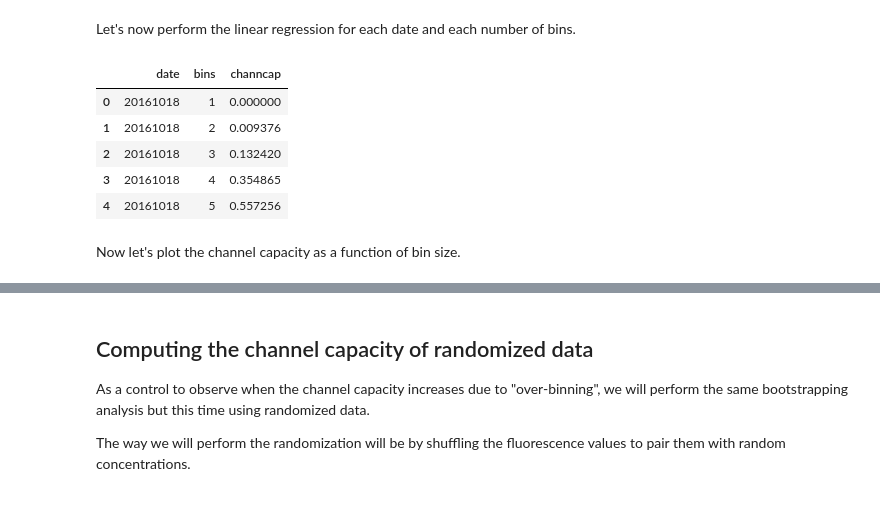
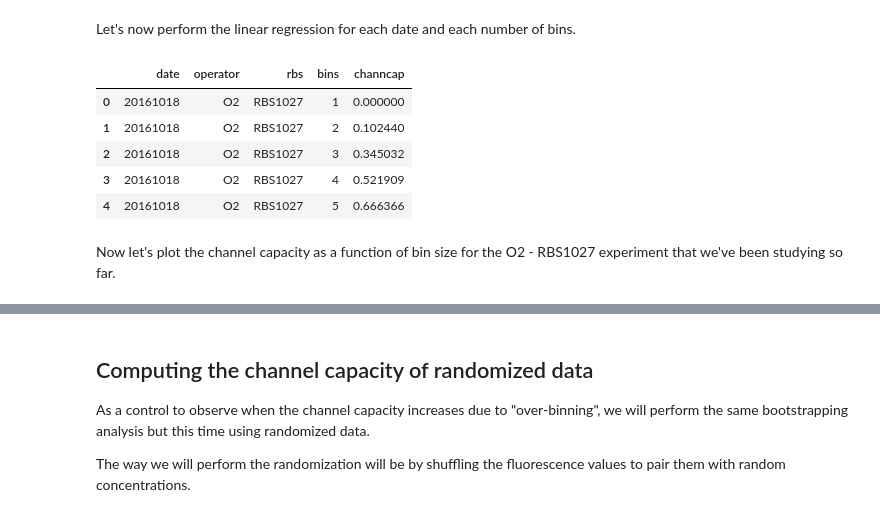
Before and after one commit to RPGroup-PBoC/chann_cap, a Jupyter notebook: src/channcap_exp/channel_capacity_bias_correction.ipynb, the cells around one changed output, grey strips where cells are left out. Saved outputs shown, nothing was run; the diff lists cells and outputs as text; code cells hidden in the pictures.

```diff
--- a/src/channcap_exp/channel_capacity_bias_correction.ipynb
+++ b/src/channcap_exp/channel_capacity_bias_correction.ipynb
@@ -353,11 +357,11 @@ def channcap_bs_parallel(b):
     MI_bs = np.zeros([len(fracs), nreps])
     samp_sizes = np.zeros(len(fracs))
     for i, frac in enumerate(fracs):
-        MI_bs[i, :], samp_sizes[i] = channcap_bootstrap(df_1027, bins=b,
+        MI_bs[i, :], samp_sizes[i] = channcap_bootstrap(df_exp, bins=b,
                                                     nrep=nreps, frac=frac)
     return (MI_bs, samp_sizes)
 
-channcap_list = Parallel(n_jobs=7)(delayed(channcap_bs_parallel)(b) \
+channcap_list = Parallel(n_jobs=6)(delayed(channcap_bs_parallel)(b) \
                                    for b in bins)
 # %% [markdown]
 Given the inconvenient data type that we return with this function, let's define a simple function that transforms it into a tidy data frame since we will be running this function multiple times and it is useful to save these bootstrap estimates.
@@ -428,7 +432,7 @@ def tidy_df_channcap_bs(channcap_list, fracs, bins, **kwargs):
 # Bootstrap data frame
 kwarg_list = ['date', 'username', 'operator', 'binding_energy',  'rbs',
               'repressors']
-kwargs = dict((x, df_1027[x].unique()[0]) for x in kwarg_list)
+kwargs = dict((x, df_exp[x].unique()[0]) for x in kwarg_list)
 df_cc_bs = tidy_df_channcap_bs(channcap_list, fracs, bins, **kwargs)
 df_cc_bs.head()
 # %% [output]
@@ -480,23 +492,25 @@ df_group = df_cc_bs.groupby('bins')
 # Initialize arrays to save the slope and intercept of the linear regression
 lin_reg = np.zeros([len(bins), 2])
 
-i = 0
-for group, data in df_group:
+# Loop through each bin size and find the intercept
+for i, (group, data) in enumerate(df_group):
+    # Define the inverse sample size as x values
     x = 1 / data.samp_size
+    # Set channel capacity as y values
     y = data.channcap_bs
+    # Perform the linear regression
     lin_reg[i, :] = np.polyfit(x, y, deg=1)
-    i+=1
 # %% [markdown]
 Let's now plot the bootstrap estimates on top of the linear regression.
 # %%
 df_bin_group = df_cc_bs.groupby(['bins', 'samp_size'])
 
 bins = df_cc_bs.bins.unique()
-bin_color = dict(zip(bins, sns.color_palette('Purples', n_colors=len(bins))))
+bin_color = dict(zip(bins, sns.color_palette('viridis_r',  n_colors=len(bins))))
 
 fig, ax = plt.subplots(1, 1)
 # Define the xlims that will use as evaluating points for the linear regression
-xlims = [0, 0.0014]
+xlims = [0, 2E-3]
 # add legend and line
 for i, b in enumerate(bins):
     ax.errorbar([], [], color=bin_color[b], label=b, fmt='o')
@@ -508,14 +522,22 @@ for group, data in df_bin_group:
                  y=data['channcap_bs'].mean(),
                  yerr=data['channcap_bs'].std(),
                  fmt='o', color=bin_color[group[0]],
-                 label=None)
+                 label=None, markersize=3)
 
 ax.legend(loc='center left', title='# bins', bbox_to_anchor=(1.0, 0.5))
+
+# Set limits
 ax.set_xlim(left=0)
-ax.set_ylim(bottom=0)
+ax.set_ylim(bottom=1)
+
+# Label axis
 ax.set_xlabel(r'(sample size)$^{-1}$')
 ax.set_ylabel(r'$I_{biased}$ (bits)')
 
+# Set a nice scientific notation for the x axis
+ax.ticklabel_format(axis='x', style='sci', scilimits=(0,0),
+                    useMathText=True)
+
 plt.savefig(figdir + 'I_infty_lin_reg.pdf', bbox_inches='tight')
 # %% [output]
 [drawing not drawn]
@@ -586,30 +613,30 @@ df_bs.head()
 Let's now perform the linear regression for each date and each number of bins.
 # %%
 # Group by the number of bins
-df_group = df_bs.groupby(['date', 'bins'])
+df_group = df_bs.groupby(['date', 'operator', 'rbs', 'bins'])
 
 # Initialize data frame to save the I_oo estimates
-df_cc = pd.DataFrame(columns=['date', 'bins', 'channcap'])
+df_cc = pd.DataFrame(columns=['date', 'operator', 'rbs', 'bins', 'channcap'])
 for group, data in df_group:
     x = 1 / data.samp_size
     y = data.channcap_bs
     # Perform linear regression
     lin_reg = np.polyfit(x, y, deg=1)
-    df_tmp = pd.Series([group[0], group[1], lin_reg[1]],
-                          index=['date', 'bins', 'channcap'])
+    df_tmp = pd.Series(list(group) + [lin_reg[1]],
+             index=['date', 'operator', 'rbs', 'bins', 'channcap'])
     df_cc = df_cc.append(df_tmp, ignore_index=True)
 
 # Convert date and bins into integer
 df_cc[['date', 'bins']] = df_cc[['date', 'bins']].astype(int)
 df_cc.head()
 # %% [output]
-|  | date | bins | channcap |
-| 0 | 20161018 | 1 | 0.000000 |
-| 1 | 20161018 | 2 | 0.009376 |
-| 2 | 20161018 | 3 | 0.132420 |
-| 3 | 20161018 | 4 | 0.354865 |
-| 4 | 20161018 | 5 | 0.557256 |
+|  | date | operator | rbs | bins | channcap |
+| 0 | 20161018 | O2 | RBS1027 | 1 | 0.000000 |
+| 1 | 20161018 | O2 | RBS1027 | 2 | 0.102440 |
+| 2 | 20161018 | O2 | RBS1027 | 3 | 0.345032 |
+| 3 | 20161018 | O2 | RBS1027 | 4 | 0.521909 |
+| 4 | 20161018 | O2 | RBS1027 | 5 | 0.666366 |
 # %% [markdown]
-Now let's plot the channel capacity as a function of bin size.
+Now let's plot the channel capacity as a function of bin size for the O2 - RBS1027 experiment that we've been studying so far.
 # %%
 # Group by date
```
Also changed, not shown: parts of 28 cells of this notebook.
